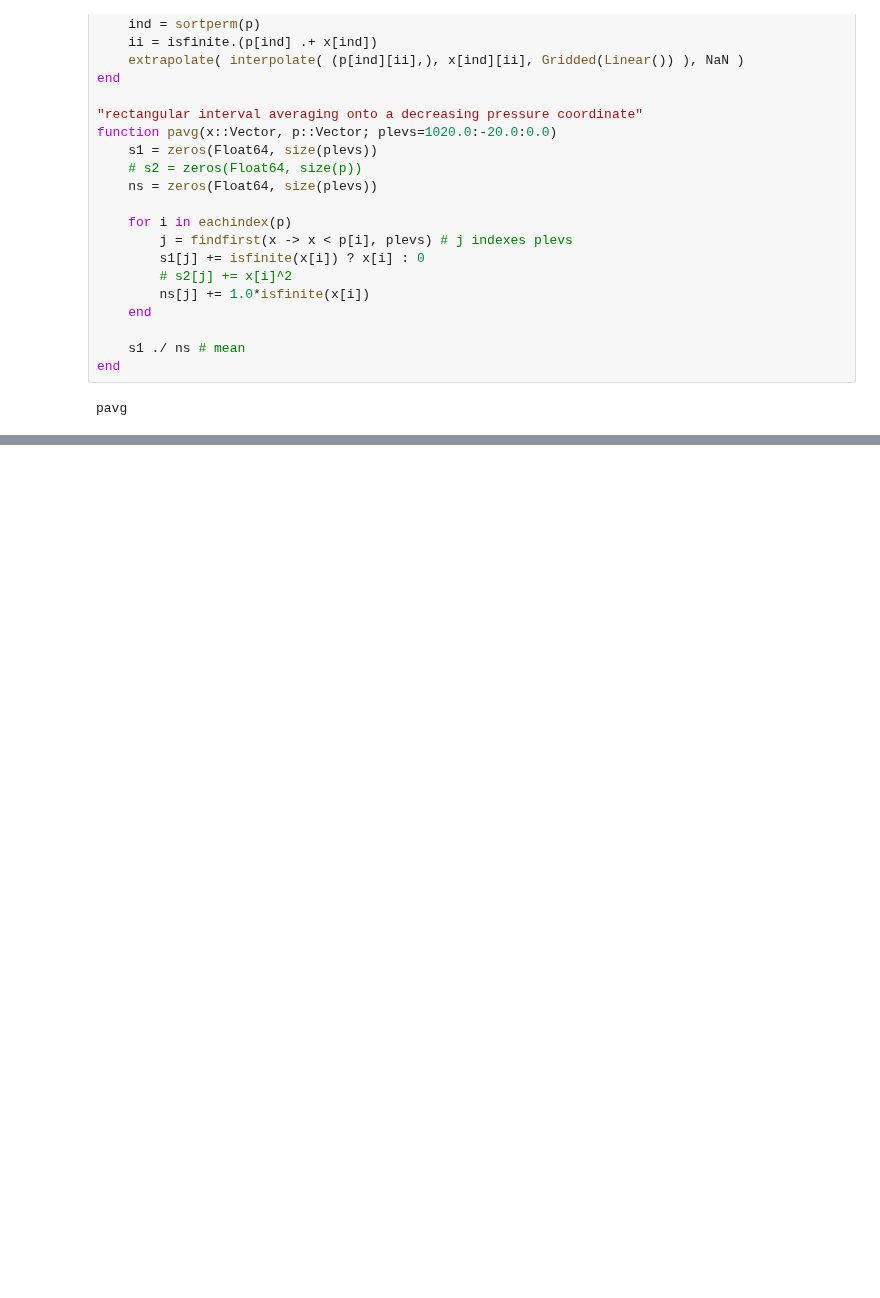
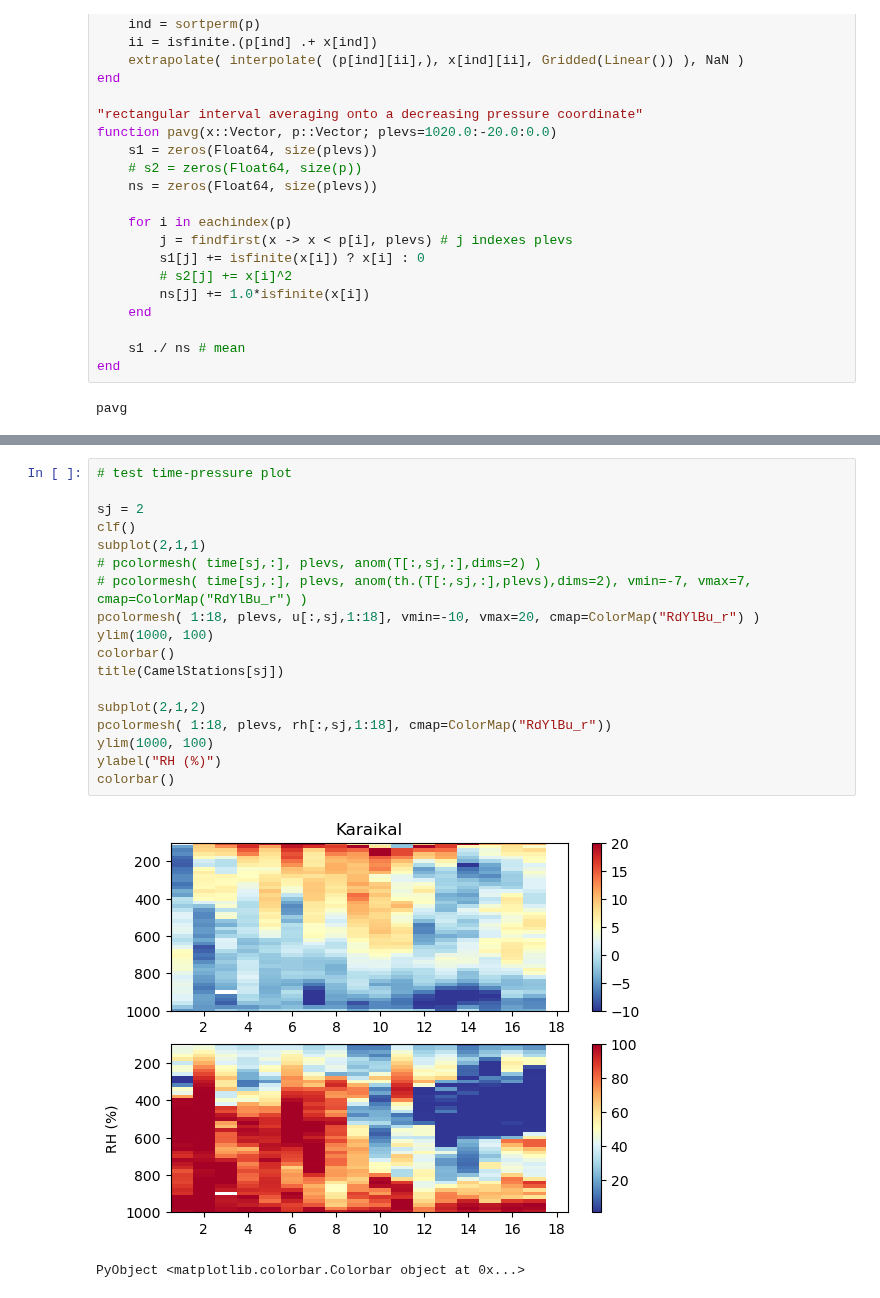
Before and after one commit to deszoeke/ASTRAL-soundings, a Jupyter notebook: src/read_imd_txt.ipynb, the cells around one changed output, grey strips where cells are left out. Cells and saved outputs as stored; diff of their text form; blank space fills up the shorter version.

```diff
--- a/src/read_imd_txt.ipynb
+++ b/src/read_imd_txt.ipynb
@@ -319,0 +353,21 @@ for file in files[ui[ord]]
+# %%
+# test time-pressure plot
+
+sj = 2
+clf()
+subplot(2,1,1)
+# pcolormesh( time[sj,:], plevs, anom(T[:,sj,:],dims=2) )
+# pcolormesh( time[sj,:], plevs, anom(th.(T[:,sj,:],plevs),dims=2), vmin=-7, vmax=7, cmap=ColorMap("RdYlBu_r") )
+pcolormesh( 1:18, plevs, u[:,sj,1:18], vmin=-10, vmax=20, cmap=ColorMap("RdYlBu_r") )
+ylim(1000, 100)
+colorbar()
+title(CamelStations[sj])
+
+subplot(2,1,2)
+pcolormesh( 1:18, plevs, rh[:,sj,1:18], cmap=ColorMap("RdYlBu_r"))
+ylim(1000, 100)
+ylabel("RH (%)")
+colorbar()
+# %% [output]
+[figure, added]
+PyObject <matplotlib.colorbar.Colorbar object at 0x...>
```
Also changed, not shown: parts of 18 cells of this notebook, 3 other files.
